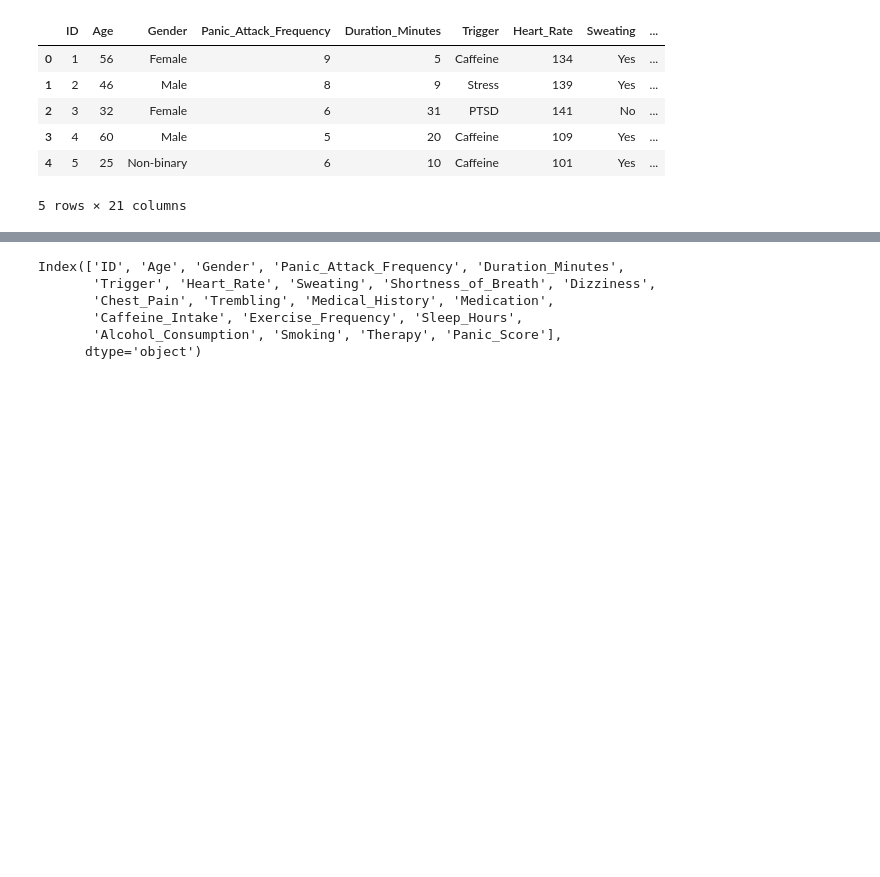
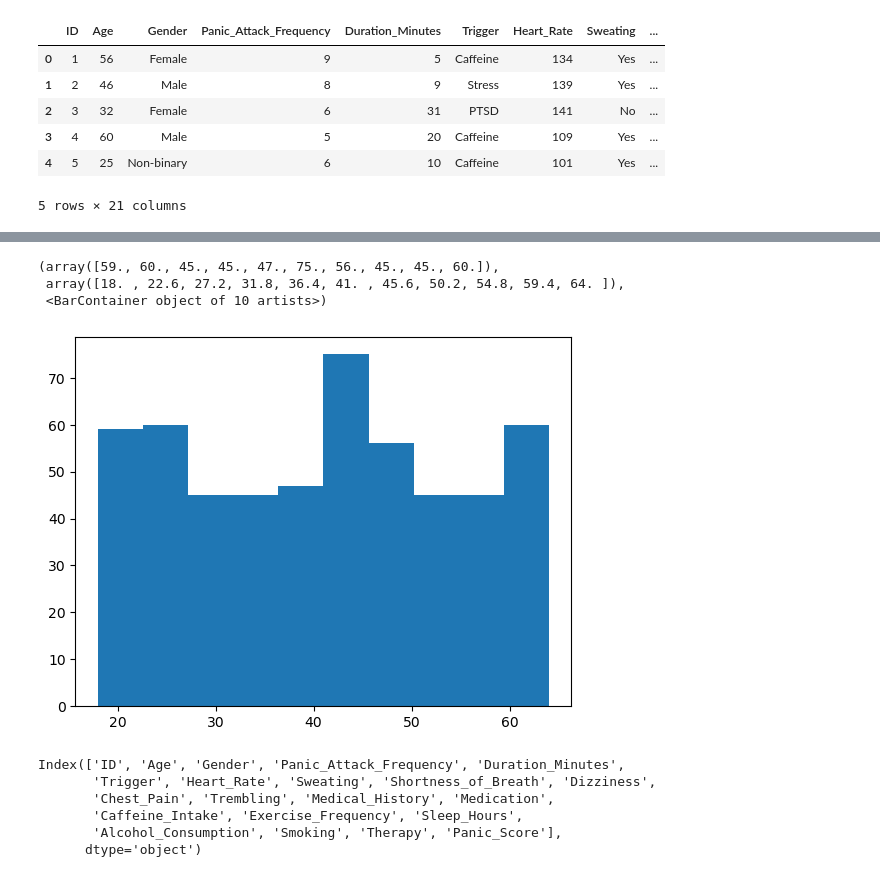
Before and after one commit to katrinashonka/DS4200FinalProject, a Jupyter notebook: anxiety_data-s.ipynb, the cells around one changed output, grey strips where cells are left out. Cells and saved outputs as stored; diff of their text form; code cells hidden in the pictures; blank space fills up the shorter version.

```diff
--- a/anxiety_data-s.ipynb
+++ b/anxiety_data-s.ipynb
@@ -21,3 +31,11 @@ df.head()
+# %%
+df_m = df[df['Gender'] == 'Male']
+plt.hist(df_m['Age'])
+# %% [output]
+(array([59., 60., 45., 45., 47., 75., 56., 45., 45., 60.]),
+ array([18. , 22.6, 27.2, 31.8, 36.4, 41. , 45.6, 50.2, 54.8, 59.4, 64. ]),
+ <BarContainer object of 10 artists>)
+[figure, added]
 # %%
 df.columns
 # %% [output]
```
Also changed, not shown: parts of 4 cells of this notebook, 3 other files.
